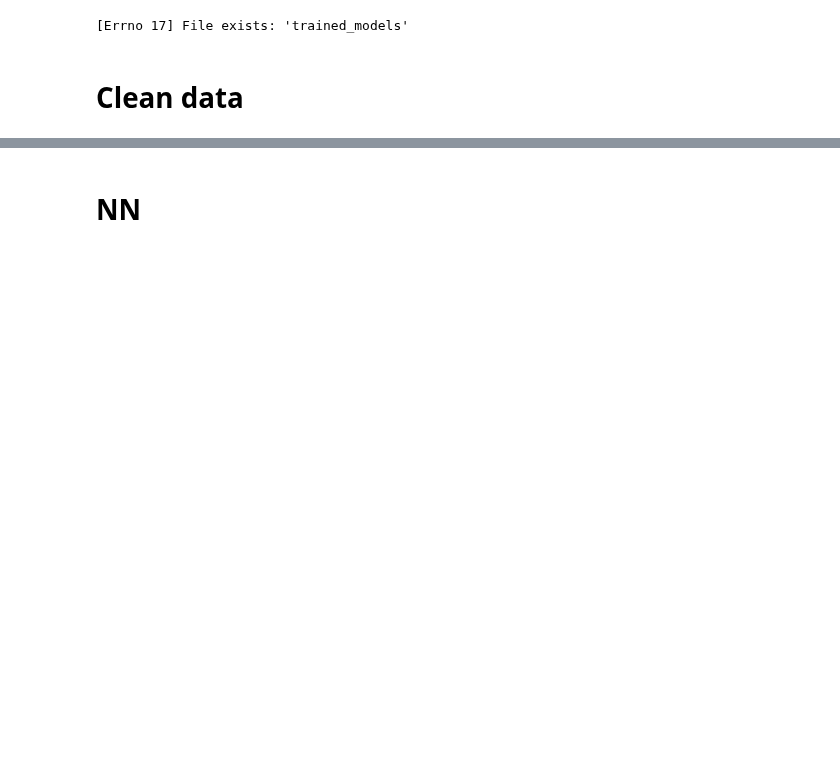
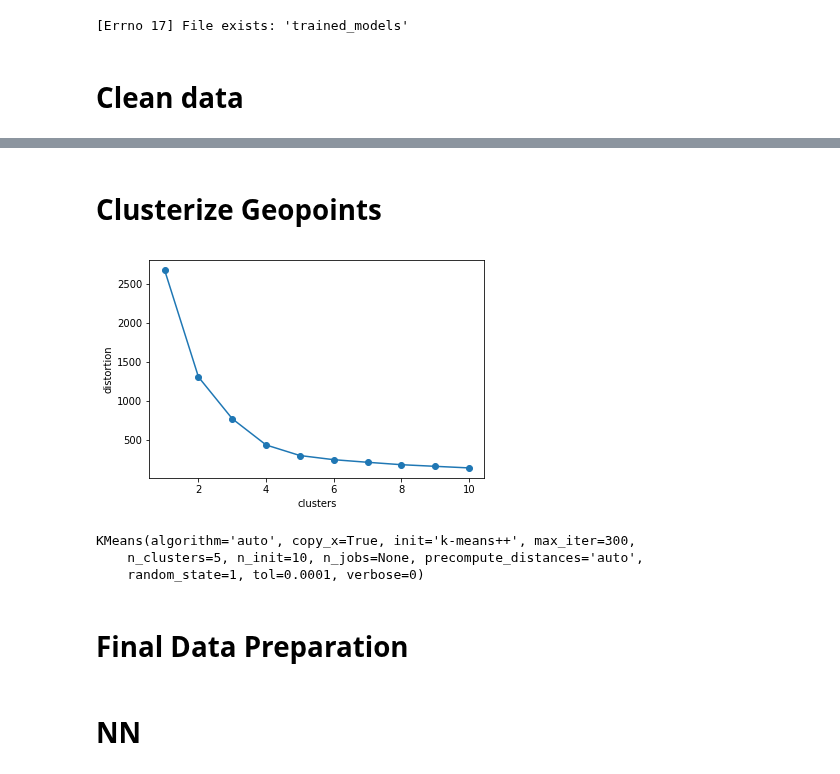
Before and after one commit to lopez-/kaggle_projects, a Jupyter notebook: nyc_taxi/keras_xgboost_ensemble.ipynb, the cells around one changed output, grey strips where cells are left out. Saved outputs shown, nothing was run; the diff lists cells and outputs as text; code cells hidden in the pictures; blank space fills up the shorter version.

```diff
--- a/nyc_taxi/keras_xgboost_ensemble.ipynb
+++ b/nyc_taxi/keras_xgboost_ensemble.ipynb
@@ -91,3 +89,34 @@ plt.show()
 train['avg_speed'] = (train.distance*3600)/(train.trip_duration*1000)
 # %%
 train = train[(train.avg_speed<70) & (train.avg_speed>8)]
+# %% [markdown]
+# Clusterize Geopoints
+# %%
+distortions = []
+for i in range(1, 11):
+    km = KMeans(n_clusters=i,
+                init='k-means++',
+                n_init=10,
+                max_iter=300,
+                random_state=1)
+    km.fit(train[['pickup_latitude', 'pickup_longitude']])
+    distortions.append(km.inertia_)
+# %%
+plt.plot(range(1,11), distortions, marker='o')
+plt.xlabel('clusters')
+plt.ylabel('distortion')
+plt.show()
+# %% [output]
+[figure, added]
+# %%
+n_clusters = 5
+km = KMeans(n_clusters=n_clusters,
+                init='k-means++',
+                n_init=10,
+                max_iter=300,
+                random_state=1)
+km.fit(train[['pickup_latitude', 'pickup_longitude']])
+# %% [output]
+KMeans(algorithm='auto', copy_x=True, init='k-means++', max_iter=300,
+    n_clusters=5, n_init=10, n_jobs=None, precompute_distances='auto',
+    random_state=1, tol=0.0001, verbose=0)
@@ -93,0 +136,2 @@ train = train[(train.avg_speed<70) & (train.avg_speed>8)]
+# %% [markdown]
+# Final Data Preparation
```
Also changed, not shown: parts of 13 cells of this notebook.
